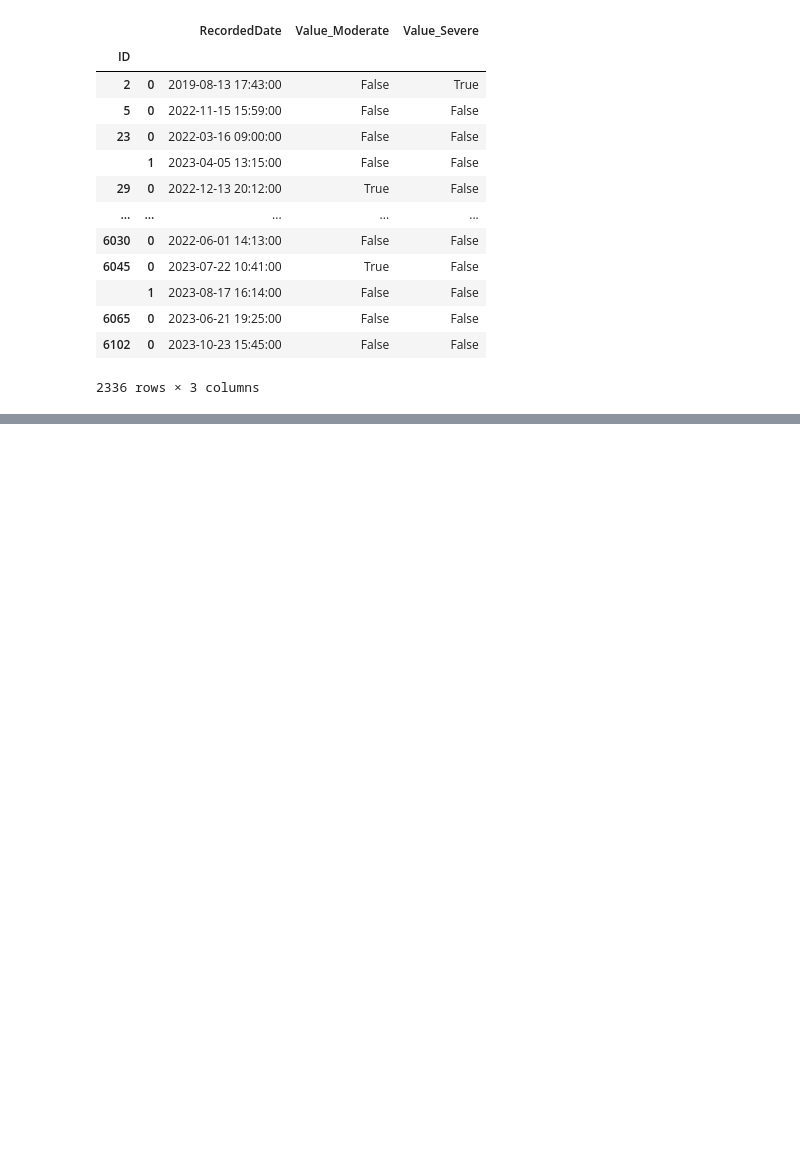
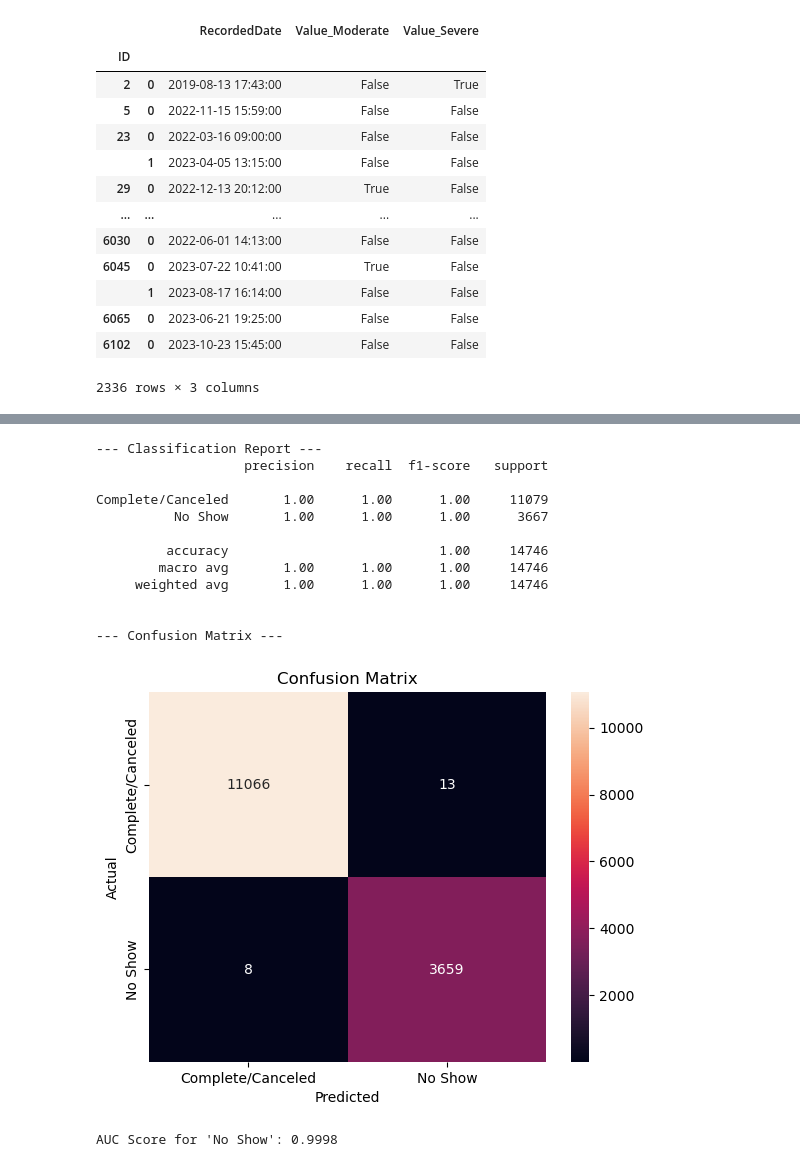
Before and after one commit to nguyenston/Prediction-of-Missed-Lung-Cancer-Screening-using-SDOH, a Jupyter notebook: data_explorer.ipynb, the cells around one changed output, grey strips where cells are left out. Saved outputs shown, nothing was run; the diff lists cells and outputs as text; code cells hidden in the pictures; blank space fills up the shorter version.

```diff
--- a/data_explorer.ipynb
+++ b/data_explorer.ipynb
@@ -889,3 +906,16 @@ def get_smote_rfe_ranking(
+# %%
+seed = 200
+X = clean_column_names(screening_appointments.merge(patient_info, on='ID', how='left') \
+    .merge(comorb_table, on='ID', how='left') \
+    .drop(columns='ID'))
+y = appointment_outcome.map(lambda x: 'No Show' if x == 'No Show' else 'Complete/Canceled').astype('category')
+category_mapping = dict(enumerate(y.cat.categories))
+
+X_train_raw, X_test_raw, y_train_woe, y_test_woe = train_test_split(X, y, test_size=0.3, random_state=seed)
+
+woe = WOEEncoder(regularization=1.0)
+X_train_woe = woe.fit_transform(X_train_raw, y_train)
+X_test_woe = woe.transform(X_test_raw)
 # %%
 feature_ranking, rfecv_selector = get_smote_rfe_ranking(
     RandomForestClassifier(random_state=seed+1, class_weight='balanced'),
@@ -905,6 +957,6 @@ NameError: name 'print_and_plot_rfe_results' is not defined
 # %%
-features = feature_ranking.loc[0:44]['feature']
-X_train, X_test, y_train, y_test = train_test_split(X[features], y, test_size=0.3, random_state=seed)
+features = feature_ranking.loc[0:30]['feature']
+X_train, X_test, y_train, y_test = X_train_woe[features], X_test_woe[features], y_train_woe, y_test_woe
 print('Original dataset shape %s' % Counter(y_train))
 
 
@@ -941,0 +1019,17 @@ run_evaluation_suite(rf_model, X_test, y_test, 'No Show', category_mapping)
+# %%
+run_evaluation_suite(rf_model, X_train, y_train, 'No Show', category_mapping)
+# %% [output]
+--- Classification Report ---
+                   precision    recall  f1-score   support
+
+Complete/Canceled       1.00      1.00      1.00     11079
+          No Show       1.00      1.00      1.00      3667
+
+         accuracy                           1.00     14746
+        macro avg       1.00      1.00      1.00     14746
+     weighted avg       1.00      1.00      1.00     14746
+
+
+--- Confusion Matrix ---
+[figure, added]
+AUC Score for 'No Show': 0.9998
```
Also changed, not shown: parts of 40 cells of this notebook, 3 other files.
